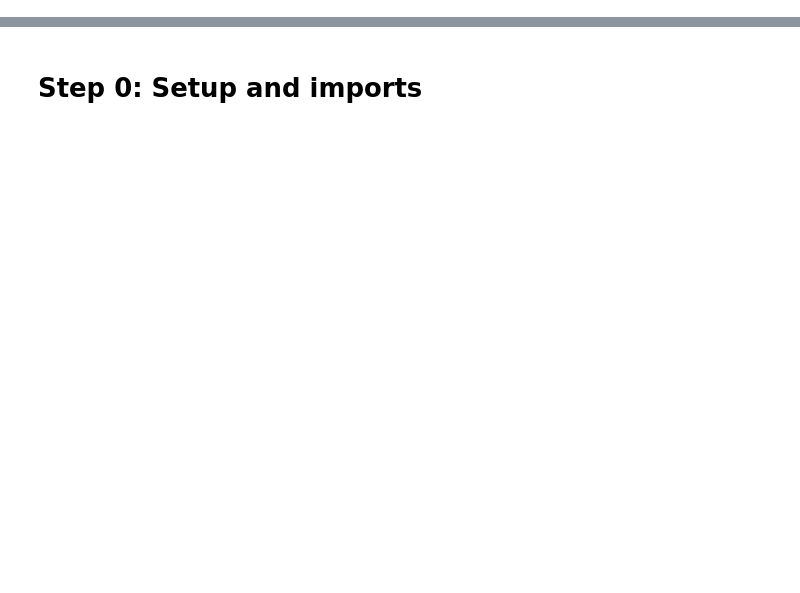
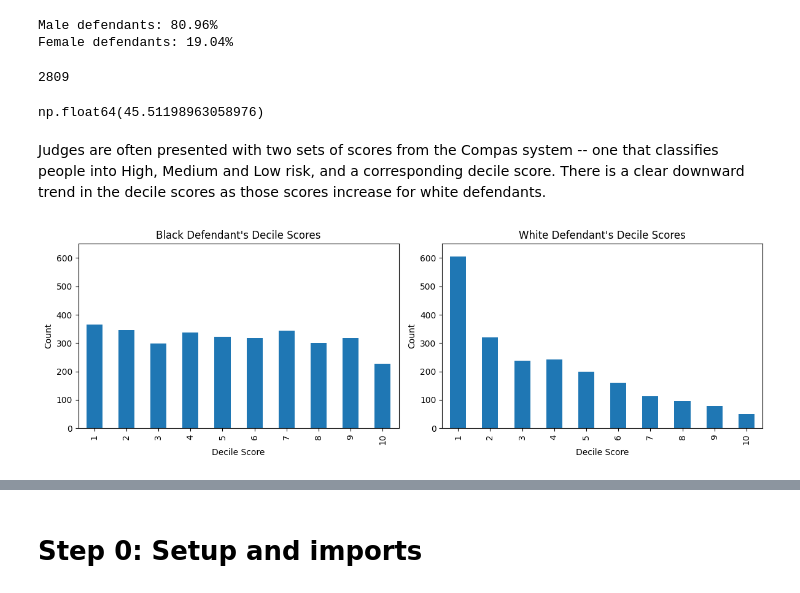
Before and after one commit to makinwumi/dnsc-6330-responsible-ML, a Jupyter notebook: Live-coding/Lecture-03-bias.ipynb, the cells around one changed output, grey strips where cells are left out. Cells and saved outputs as stored; diff of their text form; code cells hidden in the pictures; blank space fills up the shorter version.

```diff
--- a/Live-coding/Lecture-03-bias.ipynb
+++ b/Live-coding/Lecture-03-bias.ipynb
@@ -0,0 +13,7 @@
+# %%
+import pandas as pd
+# Load dataset
+url = "https://raw.githubusercontent.com/propublica/compas-analysis/master/compas-scores-two-years.csv"
+raw_data = pd.read_csv(url)
+# Number of rows
+raw_data.shape[0]
@@ -0,0 +147,8 @@
+# %%
+# Length of stay (in days)
+df["length_of_stay"] = (
+    df["c_jail_out"].dt.normalize() - df["c_jail_in"].dt.normalize()
+).dt.days
+
+# Correlation
+df["length_of_stay"].corr(df["decile_score"])
@@ -0,0 +215,44 @@
+# %%
+# Compute proportions
+sex_dist = df["sex"].value_counts(normalize=True) * 100
+# Print in desired format
+for sex, pct in sex_dist.items():
+    print(f"{sex} defendants: {pct:.2f}%")
+# %% [output]
+Male defendants: 80.96%
+Female defendants: 19.04%
+# %%
+df[df["two_year_recid"] == 1].shape[0]
+# %% [output]
+2809
+# %%
+(df["two_year_recid"] == 1).mean() * 100
+# %% [output]
+np.float64(45.51198963058976)
+# %% [markdown]
+Judges are often presented with two sets of scores from the Compas system -- one that classifies people into High, Medium and Low risk, and a corresponding decile score. There is a clear downward trend in the decile scores as those scores increase for white defendants.
+# %%
+import matplotlib.pyplot as plt
+# Filter data
+df_black = df[df["race"] == "African-American"]
+df_white = df[df["race"] == "Caucasian"]
+# Create figure
+plt.figure(figsize=(12, 4))
+# --- Black defendants ---
+plt.subplot(1, 2, 1)
+df_black["decile_score"].value_counts().sort_index().plot(kind="bar")
+plt.xlabel("Decile Score")
+plt.ylabel("Count")
+plt.title("Black Defendant's Decile Scores")
+plt.ylim(0, 650)
+# --- White defendants ---
+plt.subplot(1, 2, 2)
+df_white["decile_score"].value_counts().sort_index().plot(kind="bar")
+plt.xlabel("Decile Score")
+plt.ylabel("Count")
+plt.title("White Defendant's Decile Scores")
+plt.ylim(0, 650)
+plt.tight_layout()
+plt.show()
+# %% [output]
+[figure, added]
```
Also changed, not shown: parts of 62 cells of this notebook, 1 other file.
